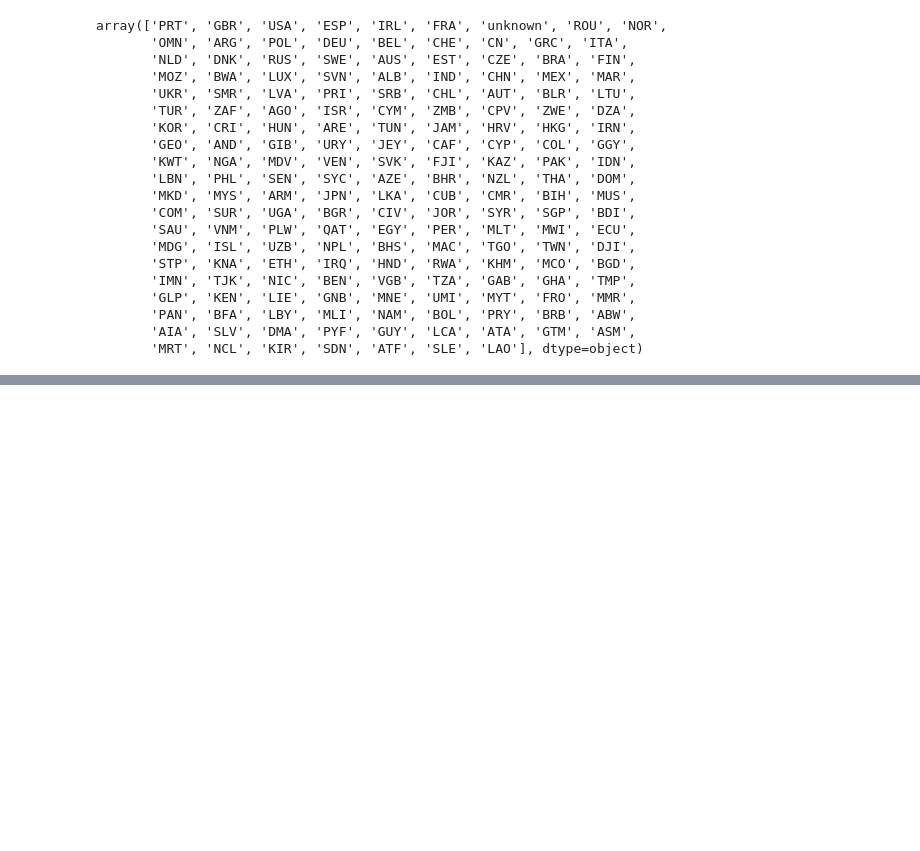
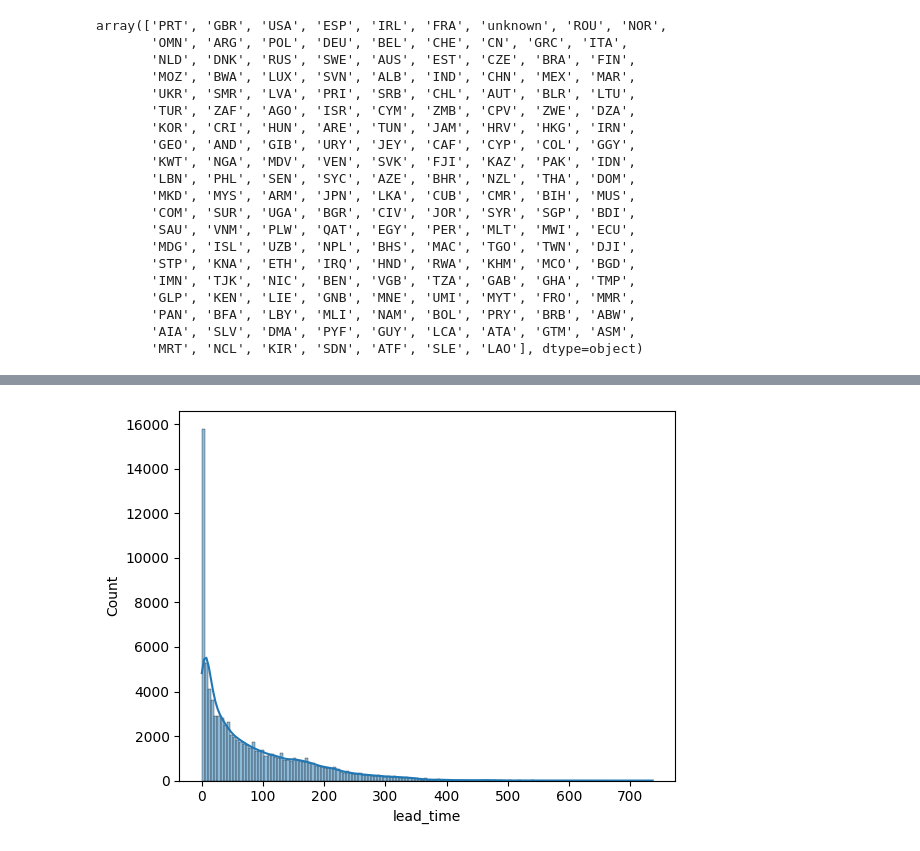
Before and after one commit to TheDandyCodes/TFG-ADE, a Jupyter notebook: EDA_booking_v2.ipynb, the cells around one changed output, grey strips where cells are left out. Drawn from its saved outputs; the diff is of its cells as text; code cells hidden in the pictures; blank space fills up the shorter version.

```diff
--- a/EDA_booking_v2.ipynb
+++ b/EDA_booking_v2.ipynb
@@ -187,0 +212,5 @@ df.country = df.country.apply(bin_country)
+# %%
+sns.histplot(df.lead_time, kde=True)
+plt.show()
+# %% [output]
+[figure, added]
```
Also changed, not shown: parts of 4 cells of this notebook.
